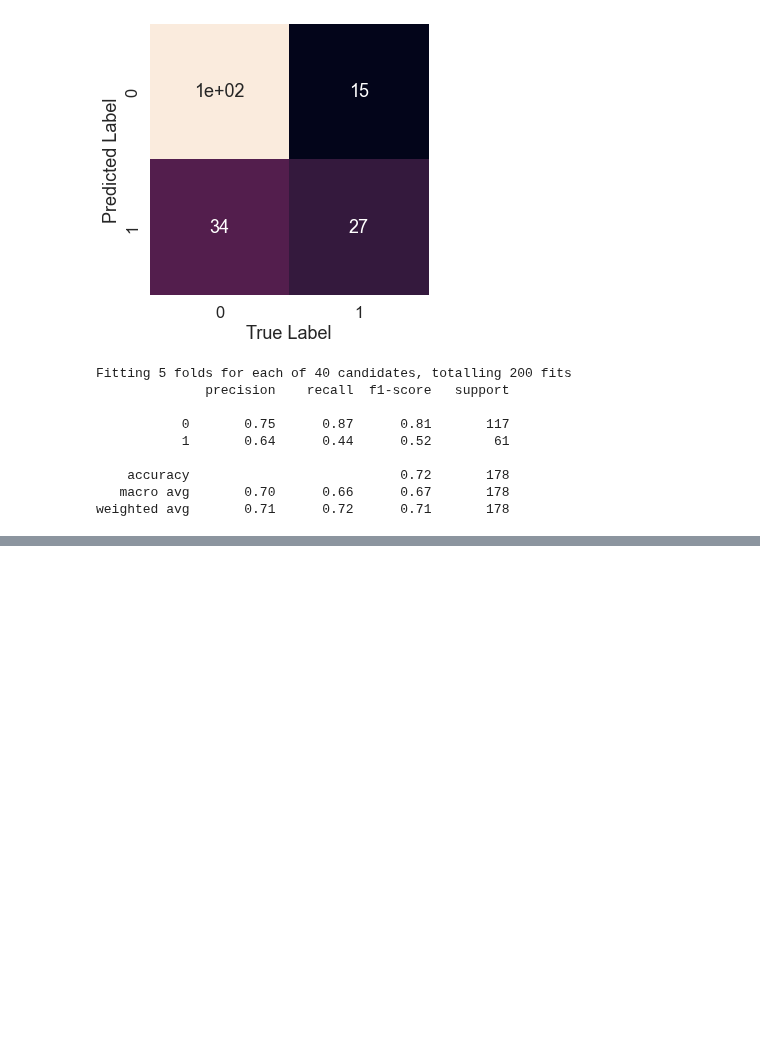
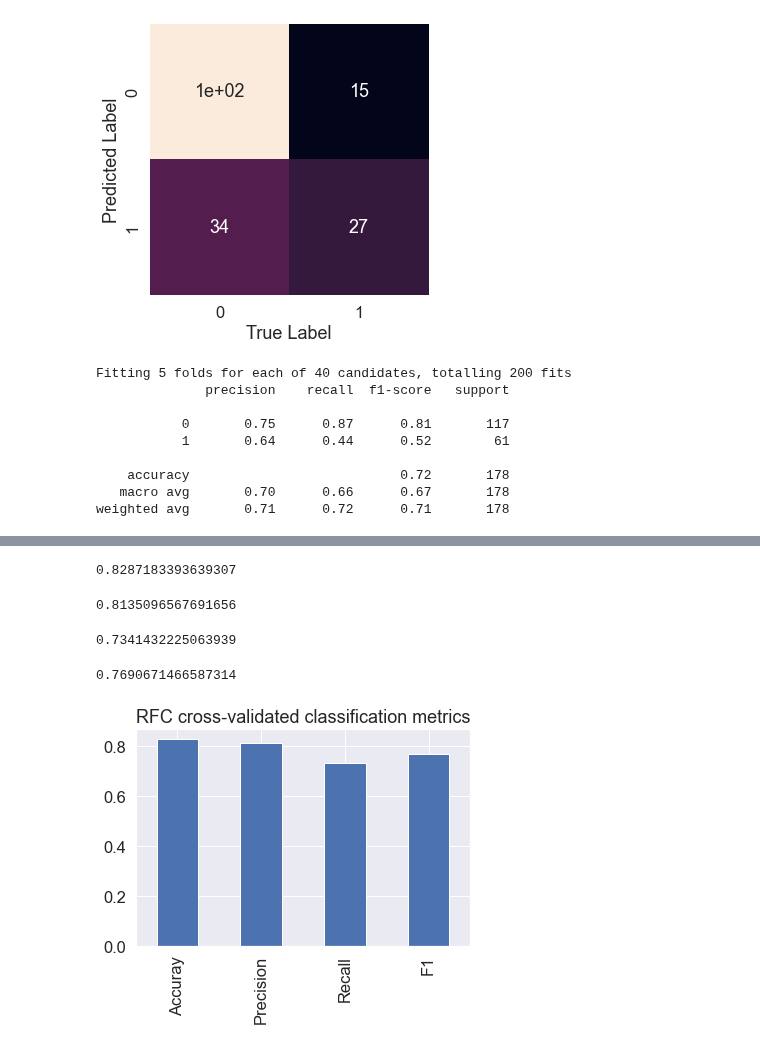
Before and after one commit to shamimsikder/ML-Exercises, a Jupyter notebook: Exercise Project/Titanic Project.ipynb, the cells around one changed output, grey strips where cells are left out. Cells and saved outputs as stored; diff of their text form; code cells hidden in the pictures; blank space fills up the shorter version.

Commit message:
RFC evaluation metrics using cross-validation

```diff
--- a/Exercise Project/Titanic Project.ipynb
+++ b/Exercise Project/Titanic Project.ipynb
@@ -689,0 +704,42 @@ knn_cv_metrics.T.plot.bar(title="KNN Cross-validated classification metrics",leg
+# %%
+rf_cv_accuracy = cross_val_score(gs_rf_cve,X,y,cv=5,scoring='accuracy')
+
+rf_cv_accuracy = np.mean(rf_cv_accuracy)
+
+rf_cv_accuracy
+# %% [output]
+0.8287183393639307
+# %%
+rf_cv_precision = cross_val_score(gs_rf_cve,X,y,cv=5,scoring='precision')
+
+rf_cv_precision = np.mean(rf_cv_precision)
+
+rf_cv_precision
+# %% [output]
+0.8135096567691656
+# %%
+rf_cv_recall = cross_val_score(gs_rf_cve,X,y,cv=5,scoring='recall')
+
+rf_cv_recall = np.mean(rf_cv_recall)
+
+rf_cv_recall
+# %% [output]
+0.7341432225063939
+# %%
+rf_cv_f1 = cross_val_score(gs_rf_cve,X,y,cv=5,scoring='f1')
+
+rf_cv_f1 = np.mean(rf_cv_f1)
+
+rf_cv_f1
+# %% [output]
+0.7690671466587314
+# %%
+rf_cv_metrics = pd.DataFrame({"Accuray":rf_cv_accuracy,
+                              "Precision": rf_cv_precision,
+                              "Recall": rf_cv_recall,
+                              "F1": rf_cv_f1},
+                              index=[0])
+
+rf_cv_metrics.T.plot.bar(title="RFC cross-validated classification metrics",legend=False);
+# %% [output]
+[figure, added]
```
Also changed, not shown: parts of 25 cells of this notebook.
